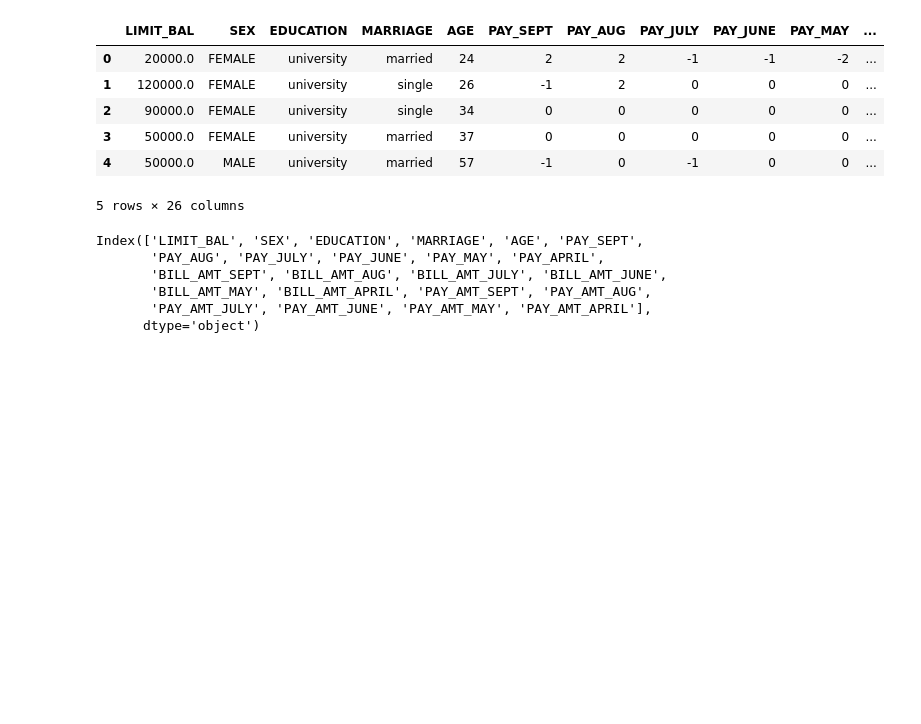
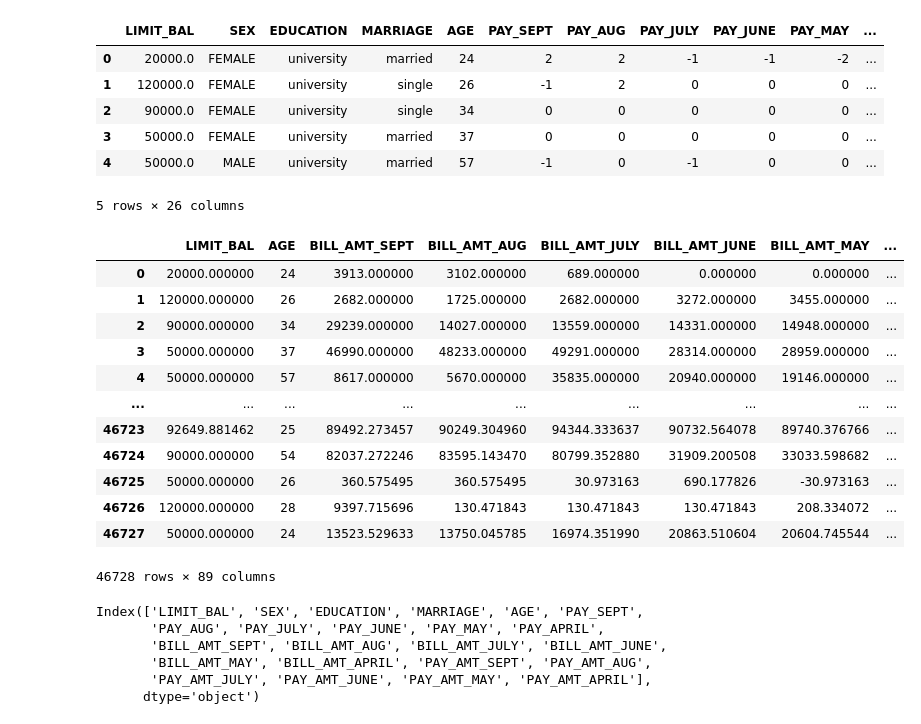
Before and after one commit to sans007/ML_Credit_Card_Defult_Prediction, a Jupyter notebook: Notebook/2.Model_Training.ipynb, the cells around one changed output. Drawn from its saved outputs; the diff is of its cells as text; code cells hidden in the pictures; blank space fills up the shorter version.

```diff
--- a/Notebook/2.Model_Training.ipynb
+++ b/Notebook/2.Model_Training.ipynb
@@ -253,6 +229,44 @@ df_fr.head()
 | 3 | 50000.0 | FEMALE | university | married | 37 | 0 | 0 | 0 | 0 | 0 | ... |
 | 4 | 50000.0 | MALE | university | married | 57 | -1 | 0 | -1 | 0 | 0 | ... |
 5 rows × 26 columns
+# %%
+from sklearn.preprocessing import OneHotEncoder
+
+enco_columns=['SEX', 'EDUCATION', 'MARRIAGE','PAY_SEPT','PAY_AUG', 'PAY_JULY', 'PAY_JUNE', 'PAY_MAY', 'PAY_APRIL']
+unenco_columns = [col for col in df_fr.columns if col not in enco_columns]
+# Initialize OneHotEncoder
+
+encoder = OneHotEncoder(sparse_output=False)
+
+# Fit the encoder on categorical columns
+encoder.fit(df_fr[enco_columns])
+
+# Get the encoded column names
+encoded_columns = list(encoder.get_feature_names_out(enco_columns))
+
+# Transform the categorical columns and create a DataFrame with encoded features
+encoded_df = pd.DataFrame(encoder.transform(df_fr[enco_columns]), columns=encoded_columns, index=df_fr.index)
+
+# Combine unencoded columns with encoded columns
+df_final = pd.concat([df_fr[unenco_columns], encoded_df], axis=1)
+
+# Display the final DataFrame
+df_final = df_final.drop(['default','Payement_Value','Dues'],axis=1)
+df_final
+# %% [output]
+|  | LIMIT_BAL | AGE | BILL_AMT_SEPT | BILL_AMT_AUG | BILL_AMT_JULY | BILL_AMT_JUNE | BILL_AMT_MAY | ... |
+| 0 | 20000.000000 | 24 | 3913.000000 | 3102.000000 | 689.000000 | 0.000000 | 0.000000 | ... |
+| 1 | 120000.000000 | 26 | 2682.000000 | 1725.000000 | 2682.000000 | 3272.000000 | 3455.000000 | ... |
+| 2 | 90000.000000 | 34 | 29239.000000 | 14027.000000 | 13559.000000 | 14331.000000 | 14948.000000 | ... |
+| 3 | 50000.000000 | 37 | 46990.000000 | 48233.000000 | 49291.000000 | 28314.000000 | 28959.000000 | ... |
+| 4 | 50000.000000 | 57 | 8617.000000 | 5670.000000 | 35835.000000 | 20940.000000 | 19146.000000 | ... |
+| ... | ... | ... | ... | ... | ... | ... | ... | ... |
+| 46723 | 92649.881462 | 25 | 89492.273457 | 90249.304960 | 94344.333637 | 90732.564078 | 89740.376766 | ... |
+| 46724 | 90000.000000 | 54 | 82037.272246 | 83595.143470 | 80799.352880 | 31909.200508 | 33033.598682 | ... |
+| 46725 | 50000.000000 | 26 | 360.575495 | 360.575495 | 30.973163 | 690.177826 | -30.973163 | ... |
+| 46726 | 120000.000000 | 28 | 9397.715696 | 130.471843 | 130.471843 | 130.471843 | 208.334072 | ... |
+| 46727 | 50000.000000 | 24 | 13523.529633 | 13750.045785 | 16974.351990 | 20863.510604 | 20604.745544 | ... |
+46728 rows × 89 columns
 # %%
 X = df_fr.drop(['default','Payement_Value','Dues'],axis=1)
 y = df_fr['default']
```
Also changed, not shown: parts of 18 cells of this notebook, 5 other files.
